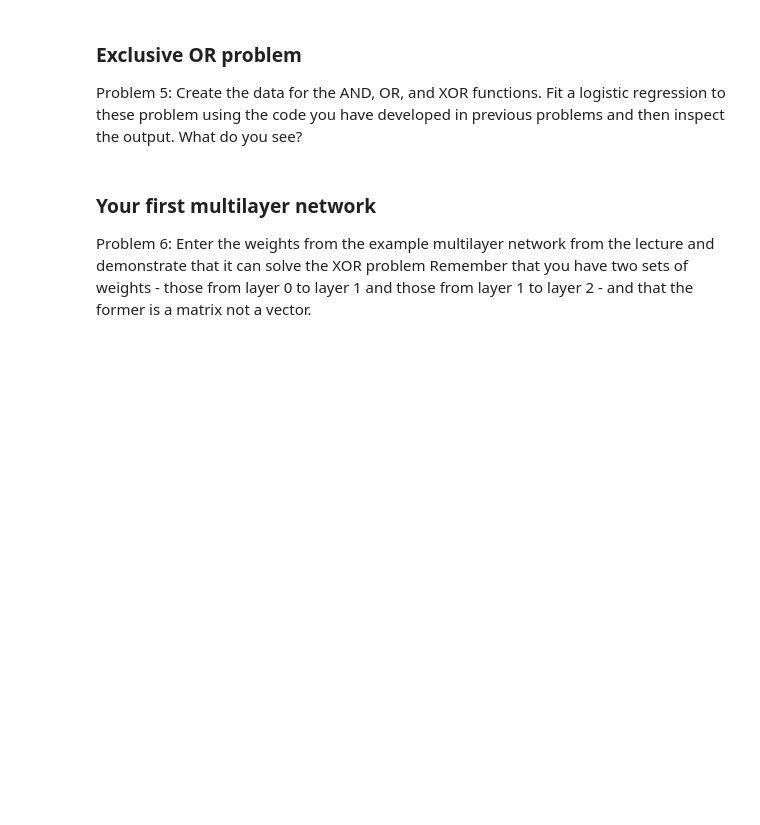
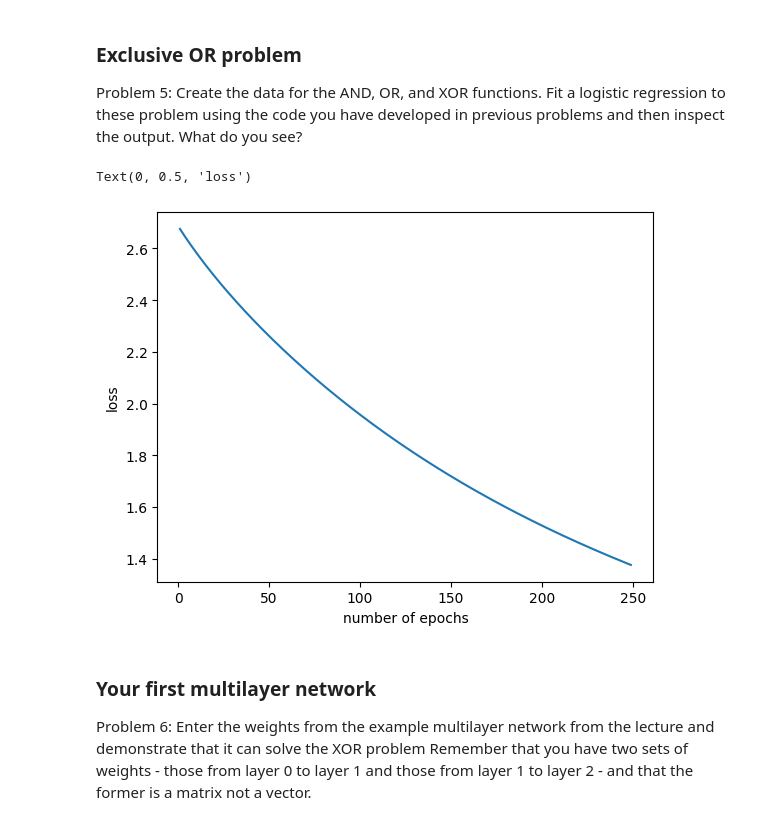
Before and after one commit to noobylub/Computational-Linguistic, a Jupyter notebook: LELA60331_Week_8_Seminar.ipynb, the cells around one changed output. Drawn from its saved outputs; the diff is of its cells as text; code cells hidden in the pictures; blank space fills up the shorter version.

```diff
--- a/LELA60331_Week_8_Seminar.ipynb
+++ b/LELA60331_Week_8_Seminar.ipynb
@@ -371,3 +372,43 @@ y=np.array([])
+# %%
+x=np.array([[0,0],[0,1],[1,0],[1,1]])
+y=np.array([0,1,1,0])
+# %%
+import math
+
+num_features=2
+x = x.T
+weights = np.random.rand(num_features)
+bias=np.random.rand(1)
+n_iters = 250
+lr=0.1
+logistic_loss=[]
+num_samples=len(y)
+for i in range(n_iters):
+
+  # z = x.dot(weights)+bias
+  z= bias + (x[0]*weights[0] + x[1]*weights[1])
+  q =  (1 / (1+np.exp(-z)))
+  eps=0.00001
+  # loss = -sum((y*np.log2(q+eps)+(np.ones(len(y))-y)*np.log2(np.ones(len(y))-q+eps)))
+  loss = sum(-(y*np.log2(q)+(1-y)*np.log2(1-q)))
+  logistic_loss.append(loss)
+
+  dw1 = np.dot(x[0],q-y)/num_samples
+  dw2 = np.dot(x[1],q-y)/num_samples
+
+  db = sum((q-y))/num_samples
+  weights[0] = weights[0] -dw1*lr
+  weights[1] = weights[1] -dw2*lr
+
+  bias = bias - lr * db
+
+plt.plot(range(1,n_iters),logistic_loss[1:])
+plt.xlabel("number of epochs")
+plt.ylabel("loss")
+#loss = sum(-(np.ones(len(y))*np.log2(q)+(np.ones(len(y))-y)*np.log2(np.ones(len(y))-q)))
+# %% [output]
+Text(0, 0.5, 'loss')
+[figure, added]
 # %% [markdown]
 ### Your first multilayer network
 
```
Also changed, not shown: parts of 4 cells of this notebook.
